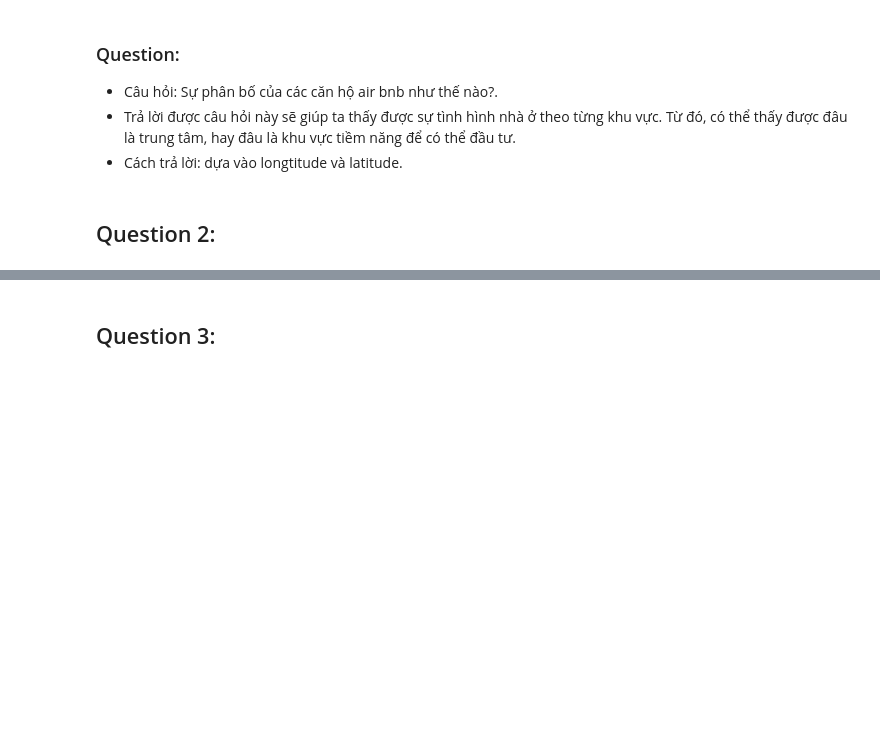
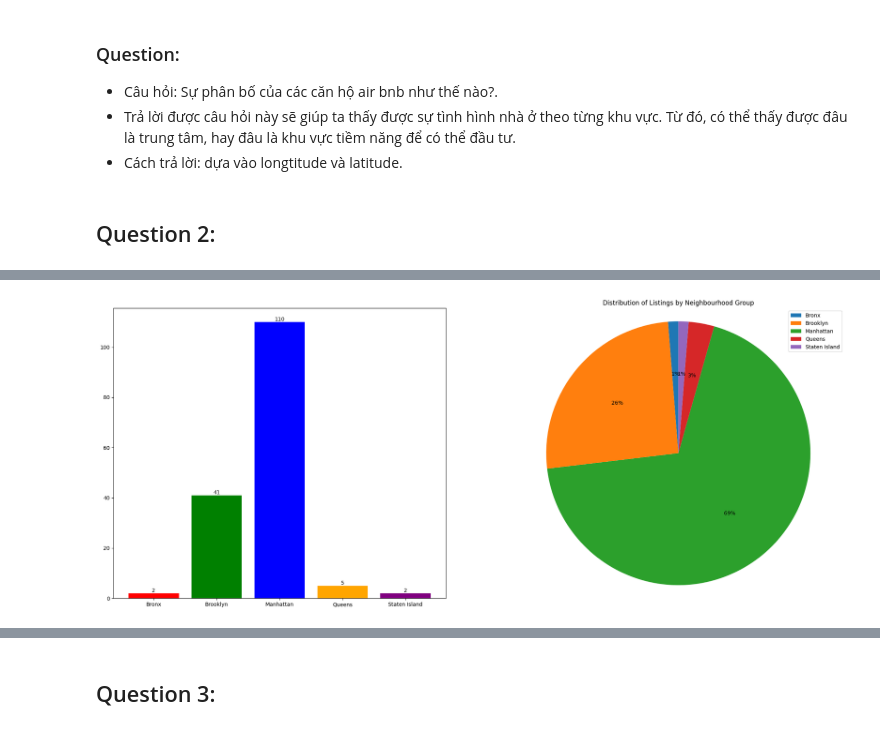
Before and after one commit to Gabien21/CSC17104_P4DS_final_project, a Jupyter notebook: Project/3_Asking_meaningful_questions.ipynb, the cells around one changed output, grey strips where cells are left out. Saved outputs shown, nothing was run; the diff lists cells and outputs as text; code cells hidden in the pictures; blank space fills up the shorter version.

```diff
--- a/Project/3_Asking_meaningful_questions.ipynb
+++ b/Project/3_Asking_meaningful_questions.ipynb
@@ -26,0 +30,3 @@ from sklearn.model_selection import train_test_split
+# %%
+df = pd.read_csv('./Data/processed_data/processed_data.csv')
+df.head()
@@ -26,0 +40,11 @@ from sklearn.model_selection import train_test_split
+# %%
+column_list = ['id',
+              'name',
+              'host_id',
+              'neighbourhood_group',
+              'room_type',
+              'price',
+              'minimum_nights',
+              'number_of_reviews']
+new_df = df[column_list]
+new_df.head()
@@ -26,0 +58,3 @@ from sklearn.model_selection import train_test_split
+# %%
+df_satisfied =  new_df[(new_df['price'] >= 1000) & (new_df['minimum_nights'] <= 2)]
+df_satisfied.info()
@@ -26,0 +79,3 @@ from sklearn.model_selection import train_test_split
+# %%
+group_counts  = df_satisfied.groupby('neighbourhood_group').count()['id']
+group_counts
@@ -26,0 +90,14 @@ from sklearn.model_selection import train_test_split
+# %%
+fig, axes = plt.subplots(1,2,figsize=(25,10))
+
+axes[0].bar(group_counts.index, group_counts.values, color=['red', 'green', 'blue', 'orange', 'purple'])
+axes[0].bar_label(axes[0].containers[0])
+
+axes[1].pie(group_counts.values, labels=None, autopct='%1.f%%', startangle=90)
+axes[1].legend(labels=group_counts.index, loc='upper right')
+axes[1].set_title('Distribution of Listings by Neighbourhood Group')
+axes[1].axis('equal')
+
+plt.show()
+# %% [output]
+[figure, added]
```
Also changed, not shown: parts of 29 cells of this notebook.
